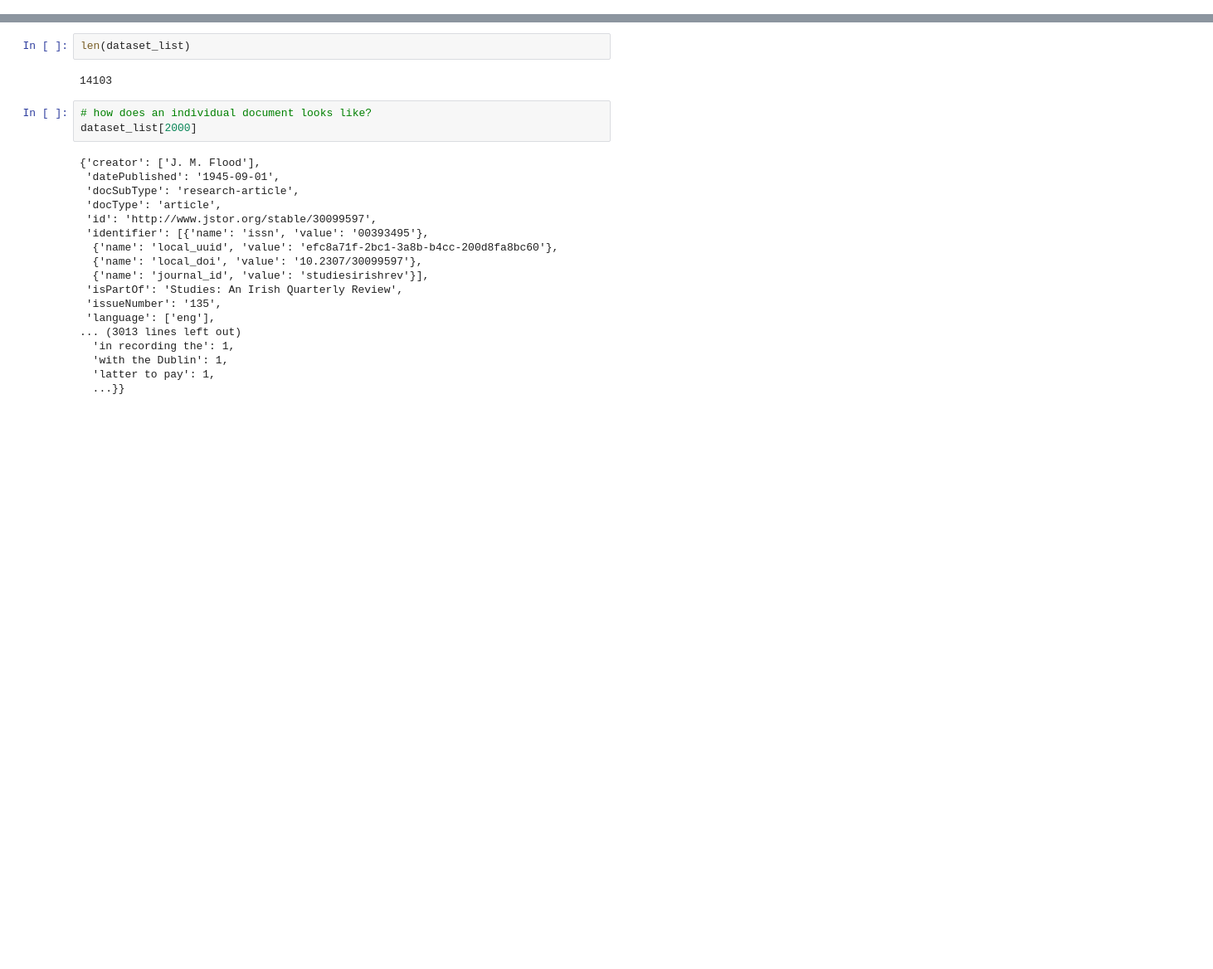
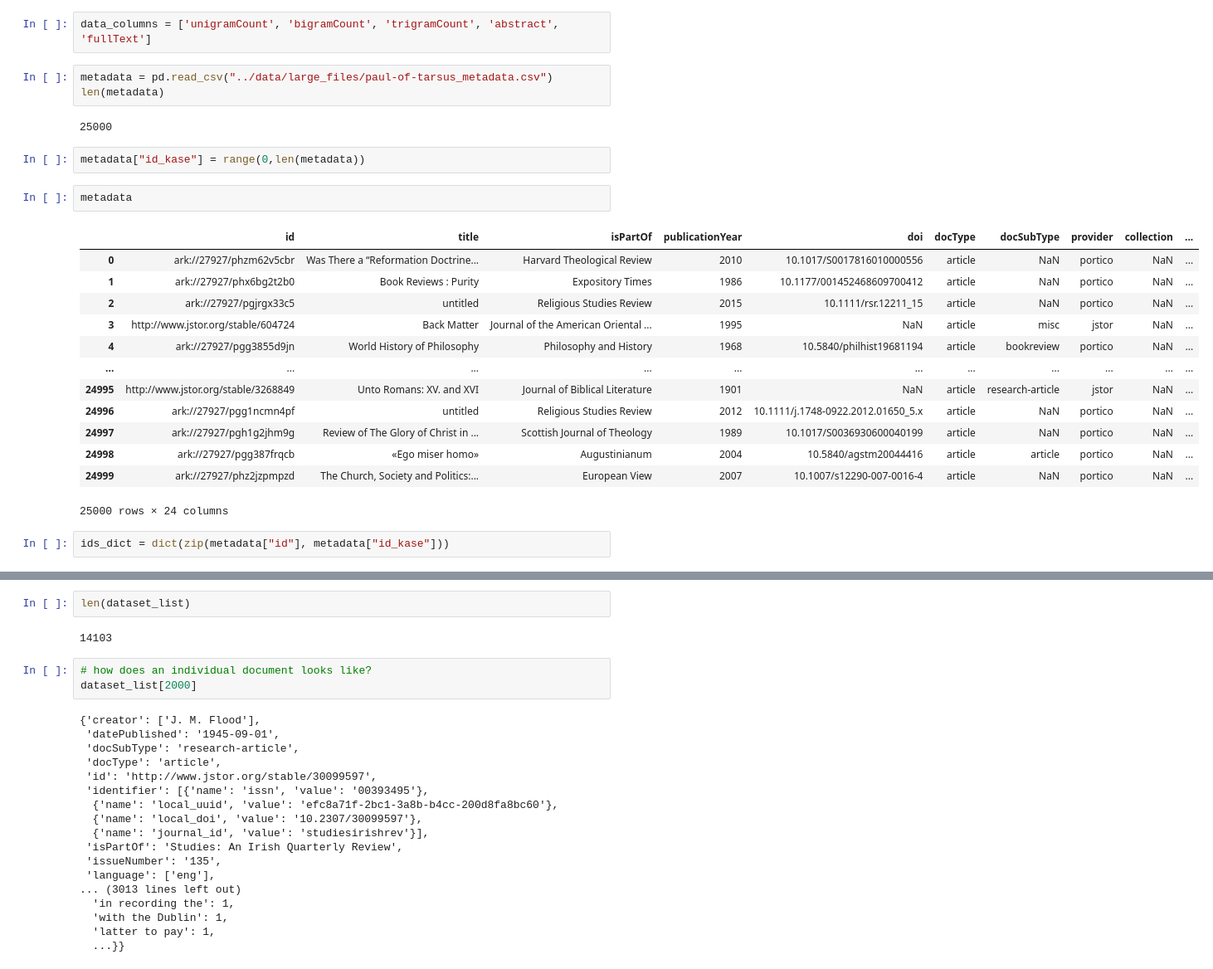
Before and after one commit to kasev/mops, a Jupyter notebook: scripts/1_jstor-parsing.ipynb, the cells around one changed output, grey strips where cells are left out. Shown: that part at 83% size. Drawn from its saved outputs; the diff is of its cells as text; blank space fills up the shorter version.

```diff
--- a/scripts/1_jstor-parsing.ipynb
+++ b/scripts/1_jstor-parsing.ipynb
@@ -10,0 +28,27 @@ dataset = constellate.dataset_reader("../data/large_files/jstor_v1.jsonl")
+# %%
+data_columns = ['unigramCount', 'bigramCount', 'trigramCount', 'abstract', 'fullText']
+# %%
+metadata = pd.read_csv("../data/large_files/paul-of-tarsus_metadata.csv")
+len(metadata)
+# %% [output]
+25000
+# %%
+metadata["id_kase"] = range(0,len(metadata))
+# %%
+metadata
+# %% [output]
+|  | id | title | isPartOf | publicationYear | doi | docType | docSubType | provider | collection | ... |
+| 0 | ark://27927/phzm62v5cbr | Was There a “Reformation Doctrine... | Harvard Theological Review | 2010 | 10.1017/S0017816010000556 | article | NaN | portico | NaN | ... |
+| 1 | ark://27927/phx6bg2t2b0 | Book Reviews : Purity | Expository Times | 1986 | 10.1177/001452468609700412 | article | NaN | portico | NaN | ... |
+| 2 | ark://27927/pgjrgx33c5 | untitled | Religious Studies Review | 2015 | 10.1111/rsr.12211_15 | article | NaN | portico | NaN | ... |
+| 3 | http://www.jstor.org/stable/604724 | Back Matter | Journal of the American Oriental ... | 1995 | NaN | article | misc | jstor | NaN | ... |
+| 4 | ark://27927/pgg3855d9jn | World History of Philosophy | Philosophy and History | 1968 | 10.5840/philhist19681194 | article | bookreview | portico | NaN | ... |
+| ... | ... | ... | ... | ... | ... | ... | ... | ... | ... | ... |
+| 24995 | http://www.jstor.org/stable/3268849 | Unto Romans: XV. and XVI | Journal of Biblical Literature | 1901 | NaN | article | research-article | jstor | NaN | ... |
+| 24996 | ark://27927/pgg1ncmn4pf | untitled | Religious Studies Review | 2012 | 10.1111/j.1748-0922.2012.01650_5.x | article | NaN | portico | NaN | ... |
+| 24997 | ark://27927/pgh1g2jhm9g | Review of The Glory of Christ in ... | Scottish Journal of Theology | 1989 | 10.1017/S0036930600040199 | article | NaN | portico | NaN | ... |
+| 24998 | ark://27927/pgg387frqcb | «Ego miser homo» | Augustinianum | 2004 | 10.5840/agstm20044416 | article | article | portico | NaN | ... |
+| 24999 | ark://27927/phz2jzpmpzd | The Church, Society and Politics:... | European View | 2007 | 10.1007/s12290-007-0016-4 | article | NaN | portico | NaN | ... |
+25000 rows × 24 columns
+# %%
+ids_dict = dict(zip(metadata["id"], metadata["id_kase"]))
```
Also changed, not shown: parts of 16 cells of this notebook, 2 other files.
